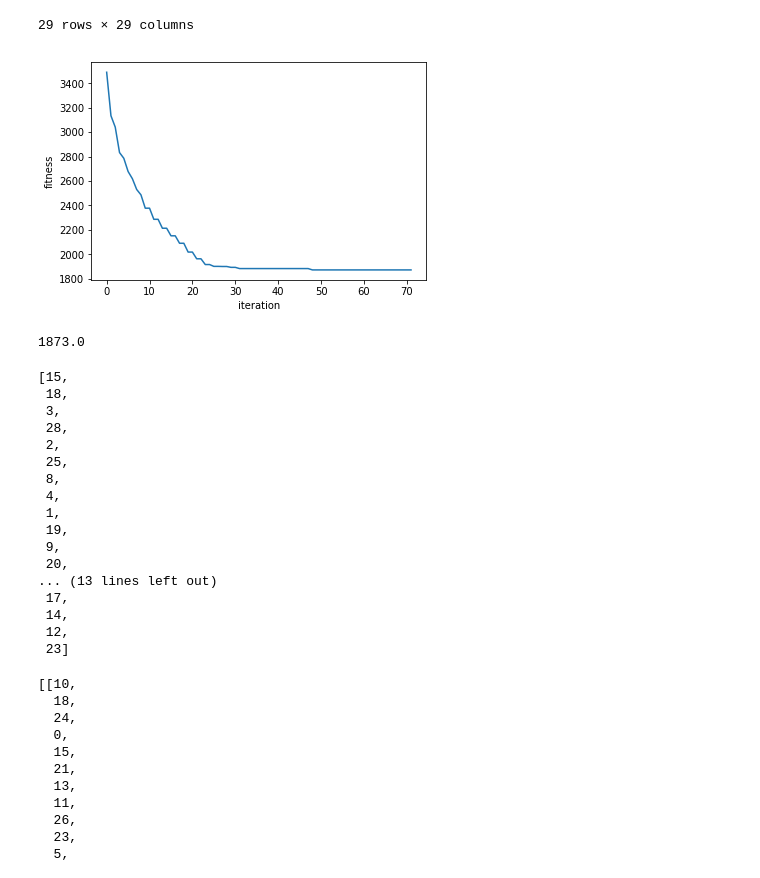
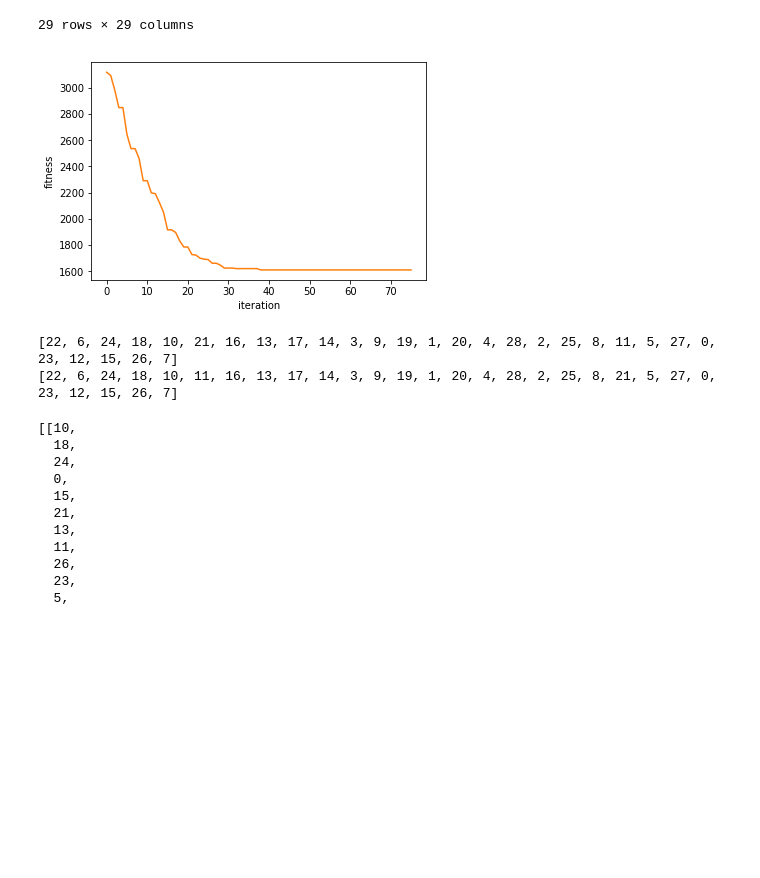
Before and after one commit to konfayakun/AAI, a Jupyter notebook: assignment1/TSP.ipynb, the cells around one changed output. Drawn from its saved outputs; the diff is of its cells as text; code cells hidden in the pictures; blank space fills up the shorter version.

Commit message:
tournament selection added

```diff
--- a/assignment1/TSP.ipynb
+++ b/assignment1/TSP.ipynb
@@ -7,12 +7,13 @@ import matplotlib.pyplot as plt
 # %%
 data = minidom.parse('./bayg29.xml')
 #parameters
-initialPopulationCount=5000
+initialPopulationCount=3000
 numberOfCities=29
 crossoverPossibility=0.95
-mutationPossibility=0.15
+mutationPossibility=0.10
 maxFrozenIteration=50
 elitismSetSize=40
+tournamentSize=5
 # %%
 costs=[]
 vertices=data.getElementsByTagName('vertex')
@@ -100,43 +101,50 @@ def rouletteGeneration(population,eliteSize):
         parent2=population[np.searchsorted(fits,random.random() * fits[-1])]
         pool.extend(orderRecombination(parent1,parent2)) #we can use other combination methods here...
     return pool
+
+def tournamentGeneration(population,eliteSize):
+    n=len(population)
+    pool=choose(population,eliteSize)
+    while len(pool)<n:
+        tourn1=random.sample(population,tournamentSize)
+        tourn2=random.sample(population,tournamentSize)
+        pool.extend(orderRecombination(max(tourn1,key=fitness),max(tourn2,key=fitness)))
+    return pool
 # %%
-population=getInitialPopulation(numberOfCities,initialPopulationCount)
-bestfits=[]
+initialPopulation=getInitialPopulation(numberOfCities,initialPopulationCount)
+roulettePopulation=initialPopulation
+tournamentPopulation=initialPopulation
+rouletteBestfits=[]
+tournamentBestFits=[]
 counter=0
 while counter<maxFrozenIteration:
-    population=rouletteGeneration(population,elitismSetSize)
-    fits=[fitness(popula) for popula in population]
-    theBest=-max(fits)
-    if(len(bestfits)>0 and theBest==bestfits[-1]):counter+=1
-    bestfits.append(-max(fits))
-plt.plot(bestfits)
+#     roulettePopulation=rouletteGeneration(roulettePopulation,elitismSetSize)
+    tournamentPopulation=tournamentGeneration(tournamentPopulation,elitismSetSize)
+
+#     rouletteFits=[fitness(popula) for popula in roulettePopulation]
+    tournamentFits=[fitness(popula) for popula in tournamentPopulation]
+
+#     theRouletteBest=-max(rouletteFits)
+    theTournamentBest=-max(tournamentFits)
+
+#     if(len(rouletteBestfits)>0 and theRouletteBest==rouletteBestfits[-1]):counter+=1
+    if(len(tournamentBestFits)>0 and theTournamentBest==tournamentBestFits[-1]):counter+=1
+
+#     rouletteBestfits.append(theRouletteBest)
+    tournamentBestFits.append(-max(tournamentFits))
+
+
+plt.plot(rouletteBestfits)
+plt.plot(tournamentBestFits)
 plt.ylabel('fitness')
 plt.xlabel('iteration')
 plt.show()
-best=population[np.argmax(fits)]
-print(-fitness(best))
-best
+print(max(tournamentPopulation,key=fitness))
+print(min(tournamentPopulation,key=fitness))
 # %% [output]
-[figure, old version]
+[figure, new version]
-1873.0
+[22, 6, 24, 18, 10, 21, 16, 13, 17, 14, 3, 9, 19, 1, 20, 4, 28, 2, 25, 8, 11, 5, 27, 0, 23, 12, 15, 26, 7]
+[22, 6, 24, 18, 10, 11, 16, 13, 17, 14, 3, 9, 19, 1, 20, 4, 28, 2, 25, 8, 21, 5, 27, 0, 23, 12, 15, 26, 7]
-[15,
- 18,
- 3,
- 28,
- 2,
- 25,
- 8,
- 4,
- 1,
- 19,
- 9,
- 20,
-... (13 lines left out)
- 17,
- 14,
- 12,
- 23]
 # %%
 population=getInitialPopulation(29,1000)
 choose(population,100)
```
